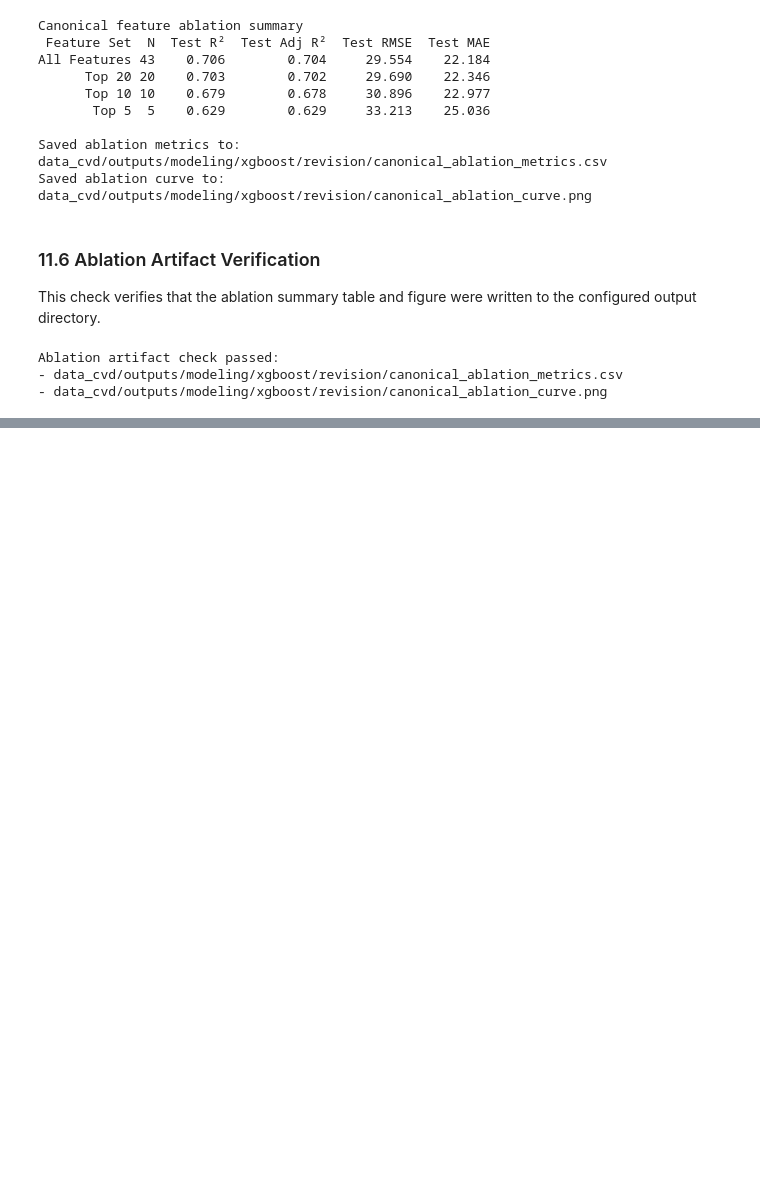
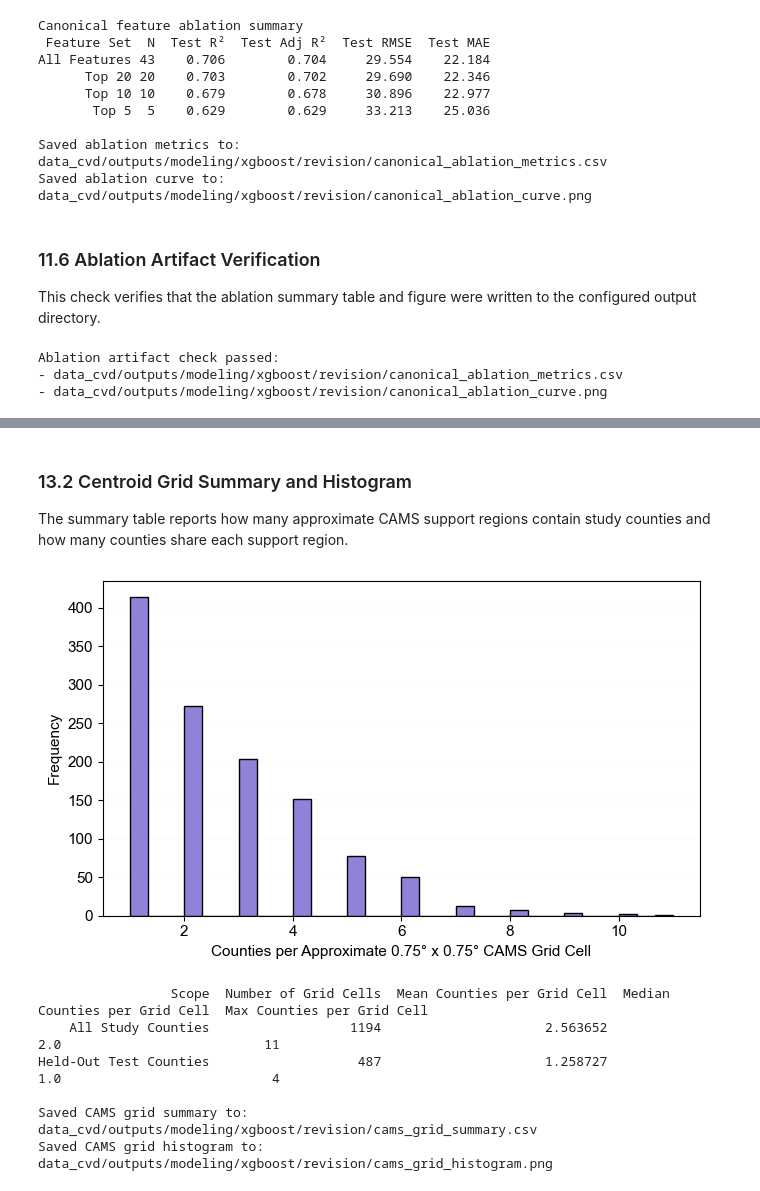
Before and after one commit to samyakshrestha/predicting-cvd, a Jupyter notebook: notebooks_cvd/10_revision_analyses.ipynb, the cells around one changed output, grey strips where cells are left out. Saved outputs shown, nothing was run; the diff lists cells and outputs as text; code cells hidden in the pictures; blank space fills up the shorter version.

```diff
--- a/notebooks_cvd/10_revision_analyses.ipynb
+++ b/notebooks_cvd/10_revision_analyses.ipynb
@@ -1130,0 +1729,44 @@ Ablation artifact check passed:
+# %% [markdown]
+### 13.2 Centroid Grid Summary and Histogram
+
+The summary table reports how many approximate CAMS support regions contain study counties and how many counties share each support region.
+# %%
+def summarize_grid_counts(counts_df, scope):
+    return {
+        'Scope': scope,
+        'Number of Grid Cells': int(counts_df.shape[0]),
+        'Mean Counties per Grid Cell': float(counts_df['County Count'].mean()),
+        'Median Counties per Grid Cell': float(counts_df['County Count'].median()),
+        'Max Counties per Grid Cell': int(counts_df['County Count'].max()),
+    }
+
+cams_grid_summary = pd.DataFrame([
+    summarize_grid_counts(all_grid_counts, 'All Study Counties'),
+    summarize_grid_counts(test_grid_counts, 'Held-Out Test Counties'),
+])
+
+cams_grid_summary_path = OUTPUT_DIR / 'cams_grid_summary.csv'
+cams_grid_summary.to_csv(cams_grid_summary_path, index=False)
+
+fig, ax = plt.subplots(figsize=(DOUBLE_COL_WIDTH, DOUBLE_COL_WIDTH * 0.6))
+sns.histplot(all_grid_counts['County Count'], bins=30, color='slateblue', ax=ax)
+ax.set_xlabel('Counties per Approximate 0.75° x 0.75° CAMS Grid Cell', fontsize=FONT_SIZE)
+ax.set_ylabel('Frequency', fontsize=FONT_SIZE)
+ax.grid(axis='y', linewidth=0.15, alpha=0.3)
+plt.tight_layout()
+
+cams_grid_histogram_path = OUTPUT_DIR / 'cams_grid_histogram.png'
+plt.savefig(cams_grid_histogram_path, dpi=DPI, bbox_inches='tight')
+plt.show()
+
+print(cams_grid_summary.to_string(index=False))
+print(f'\nSaved CAMS grid summary to: {project_relative_path(cams_grid_summary_path)}')
+print(f'Saved CAMS grid histogram to: {project_relative_path(cams_grid_histogram_path)}')
+# %% [output]
+[figure, added]
+                 Scope  Number of Grid Cells  Mean Counties per Grid Cell  Median Counties per Grid Cell  Max Counties per Grid Cell
+    All Study Counties                  1194                     2.563652                            2.0                          11
+Held-Out Test Counties                   487                     1.258727                            1.0                           4
+
+Saved CAMS grid summary to: data_cvd/outputs/modeling/xgboost/revision/cams_grid_summary.csv
+Saved CAMS grid histogram to: data_cvd/outputs/modeling/xgboost/revision/cams_grid_histogram.png
```
Also changed, not shown: parts of 45 cells of this notebook, 4 other files.
